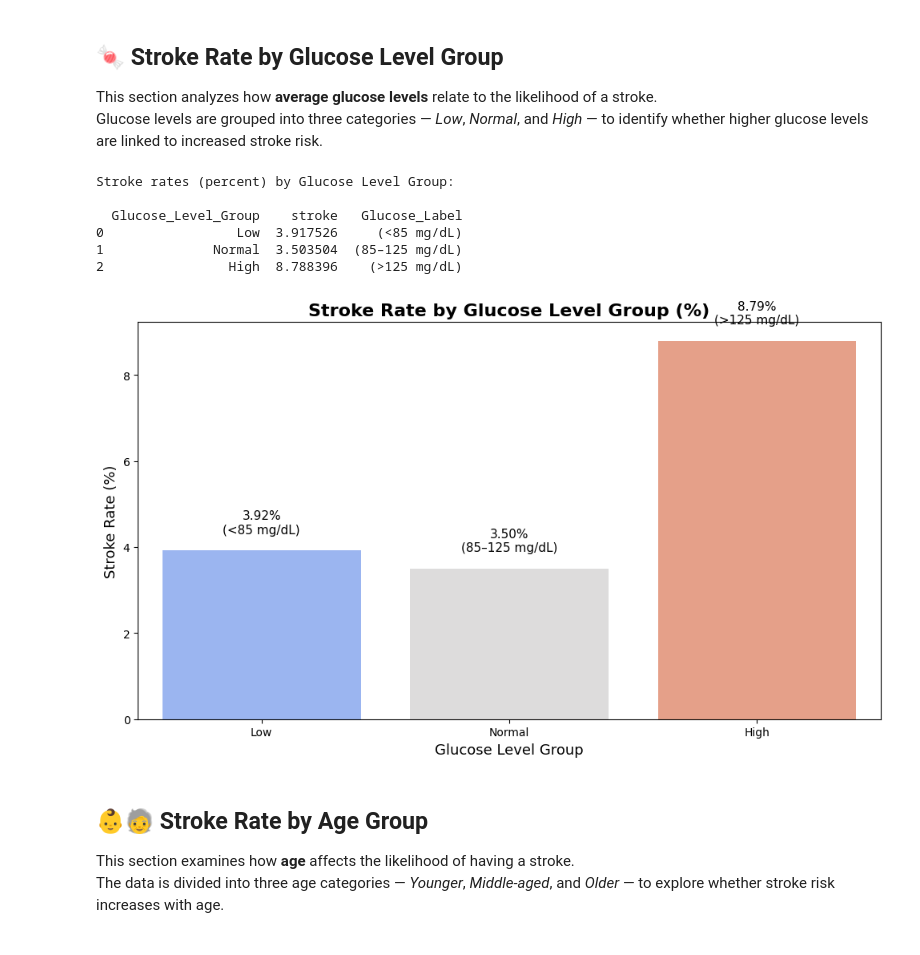
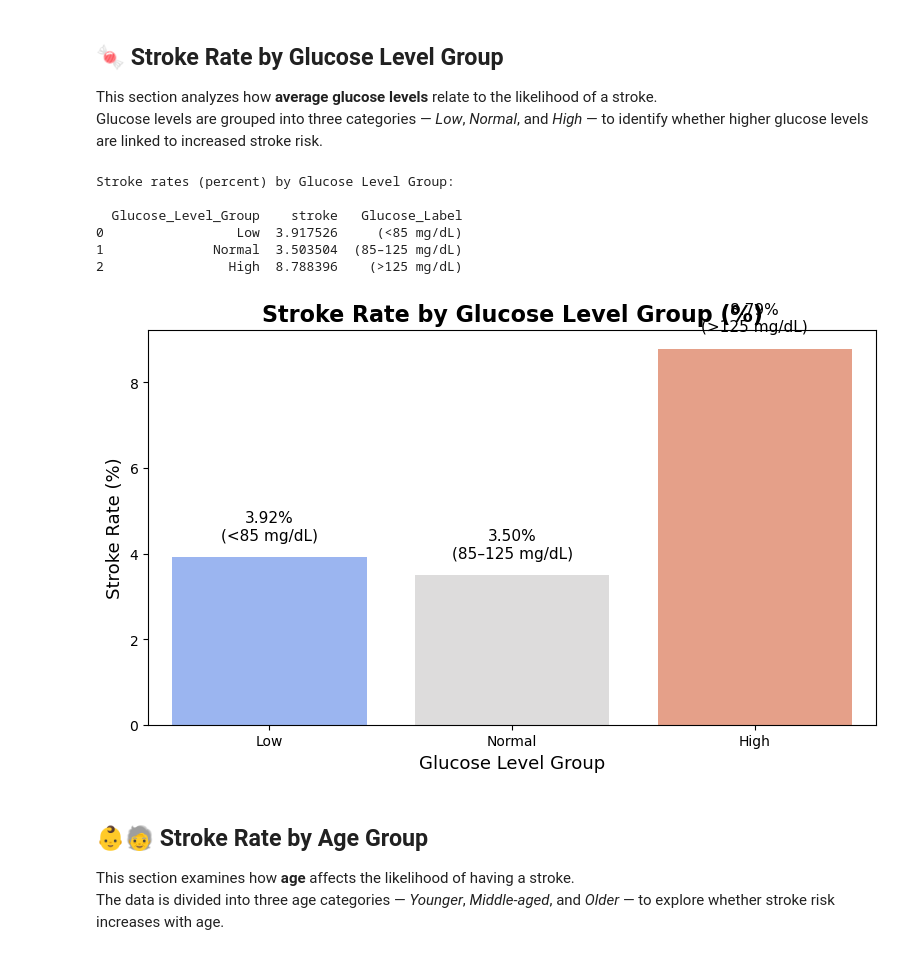
Before and after one commit to OmarAymanZaid/DEPI3_OurProject, a Jupyter notebook: Notebooks/2_data_analysis.ipynb, the cells around one changed output. Cells and saved outputs as stored; diff of their text form; code cells hidden in the pictures.

```diff
--- a/Notebooks/2_data_analysis.ipynb
+++ b/Notebooks/2_data_analysis.ipynb
@@ -561,36 +561,36 @@ print("Stroke rates (percent) by Glucose Level Group:\n")
 print(glucose_stroke)
 
 # ---- Visualization ----
-plt.figure(figsize=(10, 6))
+plt.figure(figsize=(8, 5))
 sns.barplot(
     data=glucose_stroke,
     x='Glucose_Level_Group',
     y='stroke',
     hue='Glucose_Level_Group',
     palette='coolwarm',
     legend=False
 )
 
 plt.title('Stroke Rate by Glucose Level Group (%)', fontsize=16, weight='bold')
 plt.ylabel('Stroke Rate (%)', fontsize=13)
 plt.xlabel('Glucose Level Group', fontsize=13)
 
 # Add value labels
 for i, row in glucose_stroke.iterrows():
     plt.text(i, row['stroke'] + 0.4,
              f"{row['stroke']:.2f}%\n{row['Glucose_Label']}",
              ha='center', fontsize=11)
 
 plt.tight_layout()
 plt.show()
 # %% [output]
 Stroke rates (percent) by Glucose Level Group:
 
   Glucose_Level_Group    stroke   Glucose_Label
 0                 Low  3.917526     (<85 mg/dL)
 1              Normal  3.503504  (85–125 mg/dL)
 2                High  8.788396    (>125 mg/dL)
-[figure, old version]
+[figure, new version]
 # %% [markdown]
 ## 👶🧓 Stroke Rate by Age Group
 
```
Also changed, not shown: parts of 7 cells of this notebook, 13 other files.
